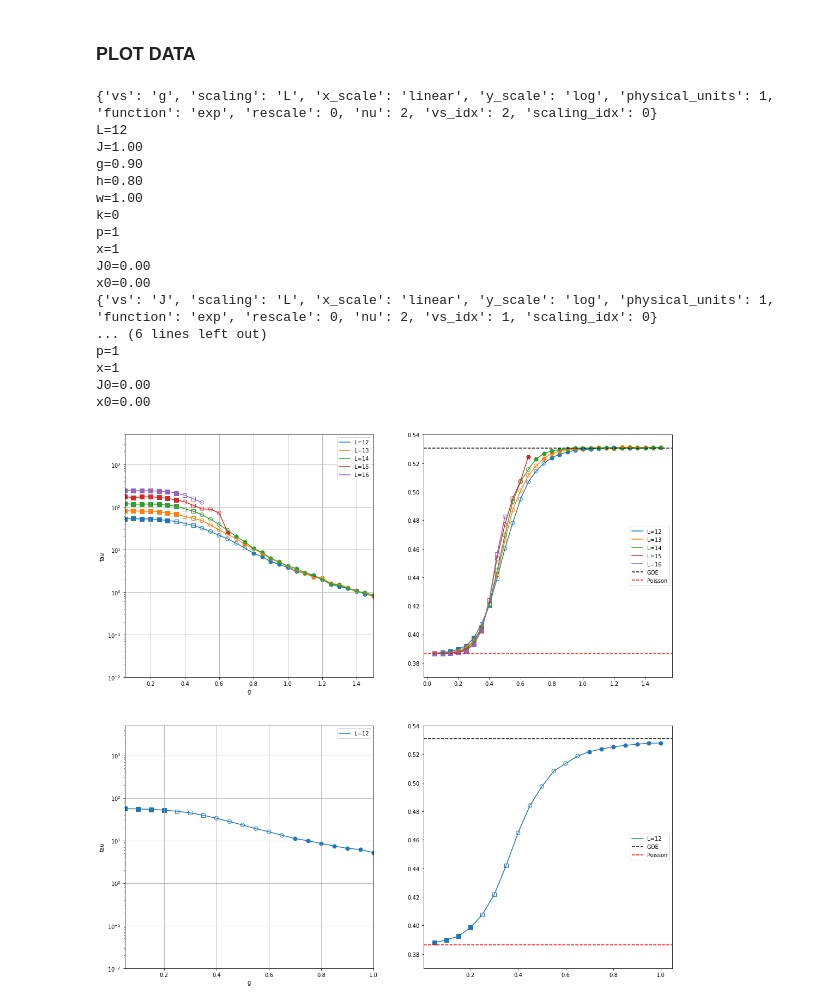
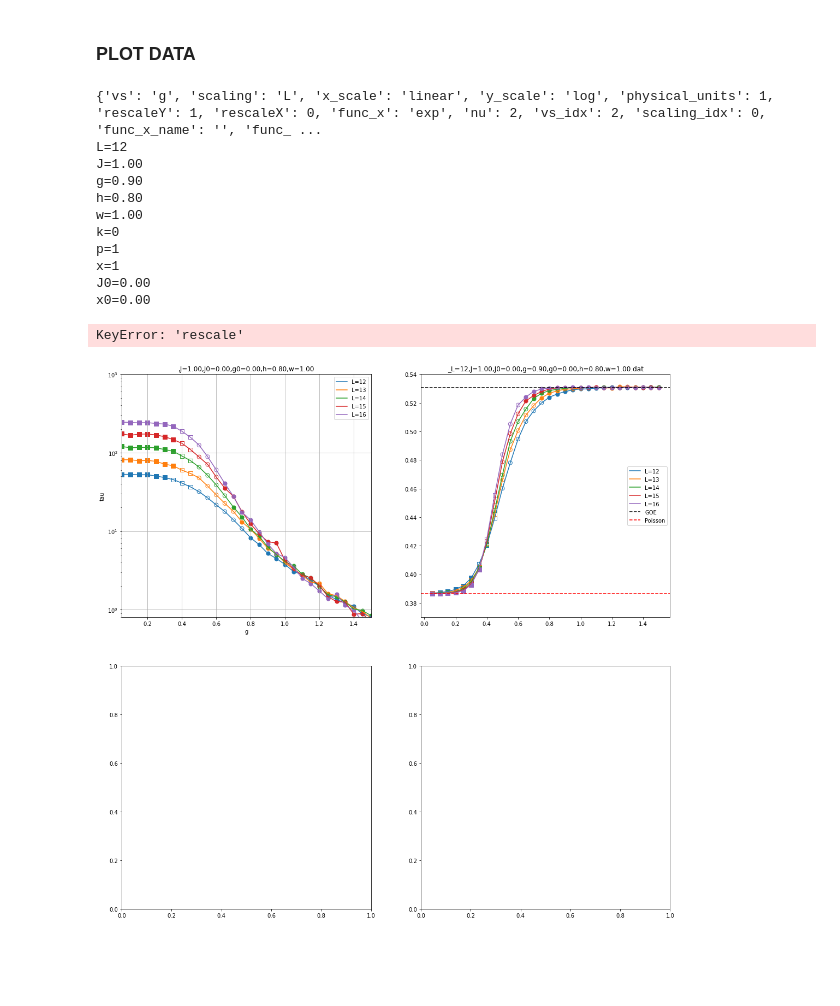
Before and after one commit to makskliczkowski/Transverse_Ising_ETH, a Jupyter notebook: IsignTransverse_ETH/Python/sff_thouless.ipynb, the cells around one changed output. Drawn from its saved outputs; the diff is of its cells as text; code cells hidden in the pictures; blank space fills up the shorter version.

Commit message:
extended plot settings in python

```diff
--- a/IsignTransverse_ETH/Python/sff_thouless.ipynb
+++ b/IsignTransverse_ETH/Python/sff_thouless.ipynb
@@ -65,33 +67,37 @@ x0=0.00
 # %%
 #--- set initial plot settings
 fig, ((axis1, axis2), (axis3, axis4)) = plt.subplots(2,2)
 fig.set_size_inches(18,18)
-
+def xform(x) :
+        return x if cf.plot_settings.settings['rescaleX'] == 0 else 1. / x**cf.plot_settings.settings['nu']
 thouless.plot(axis1, axis2)
-#axis1.plot(xform(xvals[i]), 2e1 / xvals[i]**2, ls='--', color='black', label=r'$x^{-2}$')
-#axis1.plot(xform(xvals[i]), 2e0*np.exp(0.75/xvals[i]**plot_info['nu']), ls='--', color='red', label=r'$exp(1/x^{%d})$'%(plot_info['nu']))
+x = np.array(range(5, 150, 5)) / 100.
+#axis1.plot(xform(x), 2e1 / x**2, ls='--', color='black', label=r'$x^{-2}$')
+axis1.plot(xform(x), 1.5e2*np.exp(-3.5*x), ls='--', color='black', label=r'$exp(-x)$')
 
 new_settings = cf.plot_settings
 new_settings.set_vs('J')
-cf.set_params(_w = 0.5)
+new_settings.set_scaling('w')
+new_settings.set_x_rescale(rescale = 1, exponent=2.0)
+new_settings.set_scales(xscale = 'log')
+cf.set_params(_L = 14)
 thouless.plot(axis3, axis4, new_settings.settings)
+
+x = np.array(range(5, 100, 5)) / 100.
+axis3.plot(xform(x), 1e2 / x**2, ls='--', color='black', label=r'$x^{-2}$')
+axis3.set_xlim([0.5, 50])
 plt.show()
 # %% [output]
-{'vs': 'g', 'scaling': 'L', 'x_scale': 'linear', 'y_scale': 'log', 'physical_units': 1, 'function': 'exp', 'rescale': 0, 'nu': 2, 'vs_idx': 2, 'scaling_idx': 0}
+{'vs': 'g', 'scaling': 'L', 'x_scale': 'linear', 'y_scale': 'log', 'physical_units': 1, 'rescaleY': 1, 'rescaleX': 0, 'func_x': 'exp', 'nu': 2, 'vs_idx': 2, 'scaling_idx': 0, 'func_x_name': '', 'func_ ...
 L=12
 J=1.00
 g=0.90
 h=0.80
 w=1.00
 k=0
 p=1
 x=1
 J0=0.00
 x0=0.00
-{'vs': 'J', 'scaling': 'L', 'x_scale': 'linear', 'y_scale': 'log', 'physical_units': 1, 'function': 'exp', 'rescale': 0, 'nu': 2, 'vs_idx': 1, 'scaling_idx': 0}
-... (6 lines left out)
-p=1
-x=1
-J0=0.00
-x0=0.00
+KeyError: 'rescale'
-[figure, old version]
+[figure, new version]
```
Also changed, not shown: parts of 1 cell of this notebook, 5 other files.
